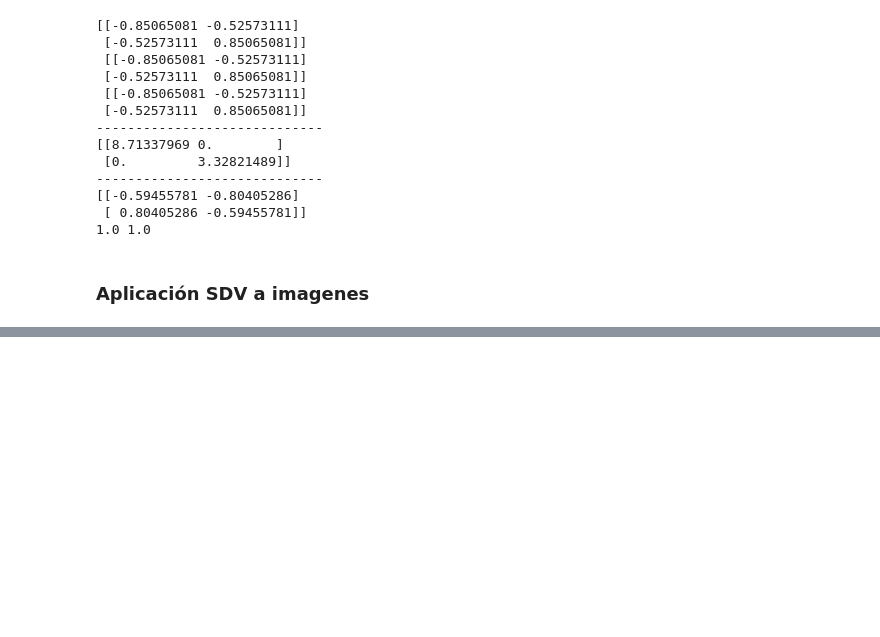
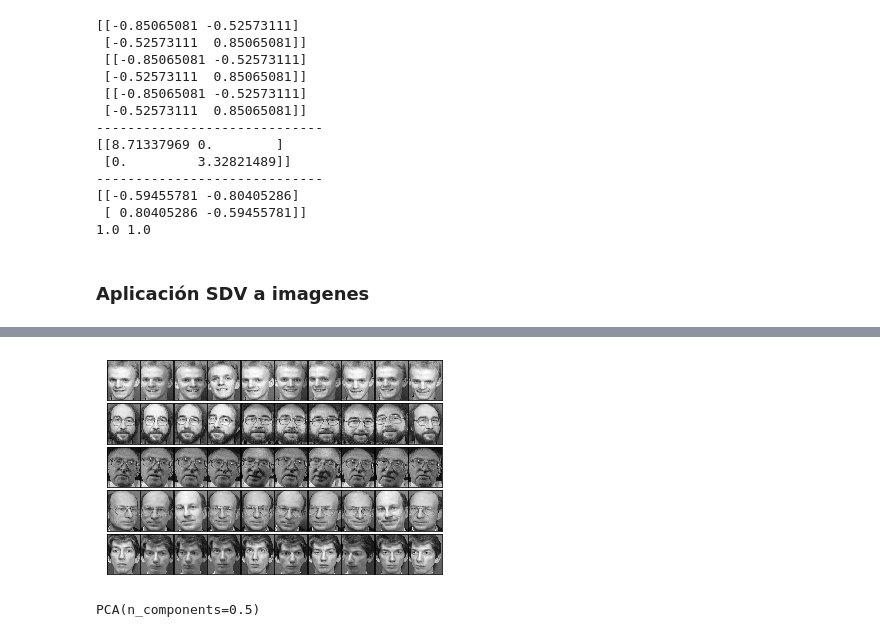
Before and after one commit to fegonzalez7/ml-py, a Jupyter notebook: linearAlgebra.ipynb, the cells around one changed output, grey strips where cells are left out. Saved outputs shown, nothing was run; the diff lists cells and outputs as text; code cells hidden in the pictures; blank space fills up the shorter version.

```diff
--- a/linearAlgebra.ipynb
+++ b/linearAlgebra.ipynb
@@ -407,0 +536,15 @@ plt.show()
+# %%
+from glob import iglob
+caras = pd.DataFrame([])
+for path in iglob("./imagenes/*/*.pgm"):
+    im = imageio.imread(path)
+    cara = pd.Series(im.flatten(), name=path)
+    caras = caras.append(cara)
+
+fig, ax = plt.subplots(5,10, subplot_kw = {'xticks':[],'yticks':[]},
+                        gridspec_kw = dict(hspace=0.01, wspace=0.01))
+
+for i,ax in enumerate(ax.flat):
+    ax.imshow(caras.iloc[i].values.reshape(112,92), cmap="gray")
+# %% [output]
+[figure, added]
@@ -407,0 +553,5 @@ plt.show()
+# %%
+caras_pca = PCA(n_components=0.5)
+caras_pca.fit(caras)
+# %% [output]
+PCA(n_components=0.5)
```
Also changed, not shown: parts of 22 cells of this notebook.
